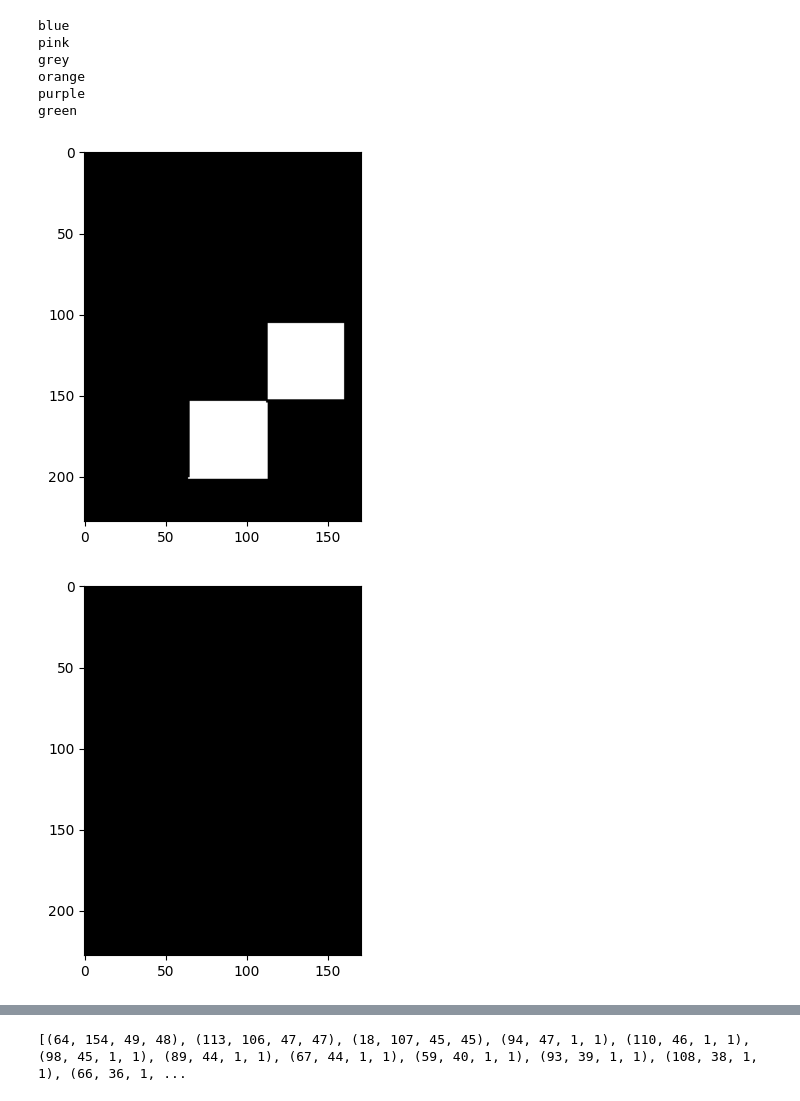
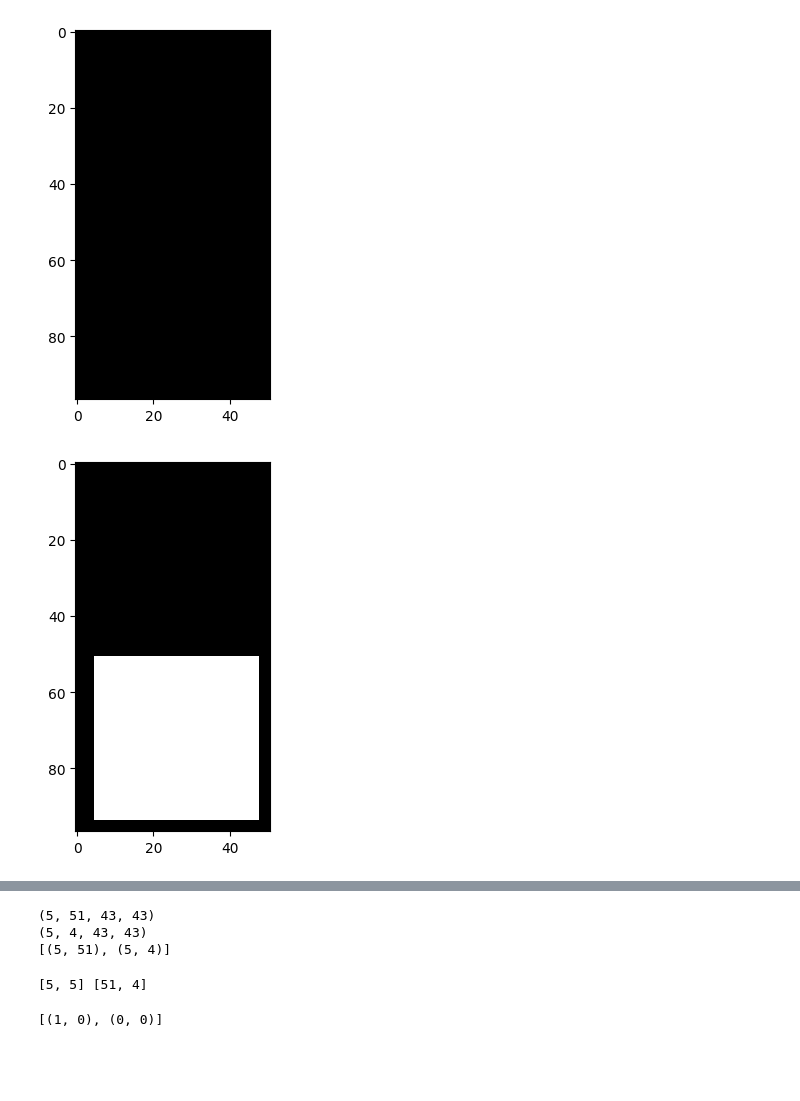
Before and after one commit to Xpectuer/yunshenzhidi, a Jupyter notebook: cv.ipynb, the cells around one changed output, grey strips where cells are left out. Drawn from its saved outputs; the diff is of its cells as text; code cells hidden in the pictures; blank space fills up the shorter version.

```diff
--- a/cv.ipynb
+++ b/cv.ipynb
@@ -28,4 +27,5 @@ def showMultipleImg(mats):
 # %%
+
 # cv recog coloured blocks
 target_color = ['blue', 'pink', 'grey','orange', 'purple', 'green']
 # 调色盘
@@ -38,6 +38,9 @@ color_dist = {'red': {'Lower': np.array([0, 60, 60]), 'Upper': np.array([6, 255,
               'green': {'Lower': np.array([0 , 128   ,0]), 'Upper': np.array([100, 255, 100])},
               'black': {'Lower': np.array([252, 252, 252]), 'Upper': np.array([255,255,255])},
               }
-img = cv2.imread('imgs/card_17.png')
+
+# path = 'imgs/card_14.png'
+path = 'testout_0.png'
+img = cv2.imread(path)
 showImg(img)
 # %% [output]
@@ -132,18 +162,13 @@ showImg(erode)
 # showImg(afterErode)
 # %%
 masks = []
+colors = []
 for color in target_color:
-    print(color)
     mask = cv2.inRange(img, color_dist[color]['Lower'], color_dist[color]['Upper'])
     masks.append(mask)
+    colors.append(color)
 
 showMultipleImg(masks)
 # %% [output]
-blue
-pink
-grey
-orange
-purple
-green
-[figure, old version]
+[figure, new version]
-[figure, old version]
+[figure, new version]
@@ -154,4 +179,5 @@ green
 # %%
+EPSILON = 5
 roi_masks = []
 for mask in masks:
 
@@ -163,11 +189,63 @@ for mask in masks:
     for cont in contours:
         x, y, w, h = cv2.boundingRect(cont)
         # add region of interest
-        m = ( x, y, w, h)
-        rois.append(m)
+        m = (x, y, w, h)
+        if(w > EPSILON and h > EPSILON):
+            print(m)
+            rois.append(m)
 
     roi_masks.extend(rois)
 
-print(roi_masks)
+coors = list(map(lambda roi: (roi[0], roi[1]), roi_masks))
+
+
+print(coors)
 # %% [output]
-[(64, 154, 49, 48), (113, 106, 47, 47), (18, 107, 45, 45), (94, 47, 1, 1), (110, 46, 1, 1), (98, 45, 1, 1), (89, 44, 1, 1), (67, 44, 1, 1), (59, 40, 1, 1), (93, 39, 1, 1), (108, 38, 1, 1), (66, 36, 1, ...
+(5, 51, 43, 43)
+(5, 4, 43, 43)
+[(5, 51), (5, 4)]
+# %%
+raw = roi_masks
+
+def unify(raw:list[tuple])->list[tuple]:
+    xcoors = list(map(lambda roi: roi[0], raw))
+    ycoors = list(map(lambda roi: roi[1], raw))
+
+    def denoise(x):
+        xcoors = [_ for _ in x]
+        for i, c1 in enumerate(xcoors):
+            for j in range(i, len(xcoors)):
+                c2 = xcoors[j]
+                if abs(c1 - c2) < EPSILON:
+                    m = min(c1, c2)
+                    xcoors[i] = m
+                    xcoors[j] = m
+        return xcoors
+
+    xcoors = denoise(xcoors)
+    ycoors = denoise(ycoors)
+    print(xcoors, ycoors)
+    def snd_min(A):
+        Ap = sorted(set(A))
+        return Ap[1] if len(Ap) > 1 else Ap[0]
+
+
+    def unify_inner(A):
+        sndm = snd_min(A)
+        m = min(A)
+        # print(sndm,m)
+
+        # !!! divided by zero
+
+        offst = 1 if sndm - m == 0 else sndm - m
+        return list(map(lambda x: (x - m) // offst, A))
+
+    # print(xcoors)
+    r = list(zip(unify_inner(ycoors), unify_inner(xcoors)))
+
+    return r
+
+unify(raw=raw)
+# %% [output]
+[5, 5] [51, 4]
+[(1, 0), (0, 0)]
```
Also changed, not shown: parts of 14 cells of this notebook, 57 other files.
